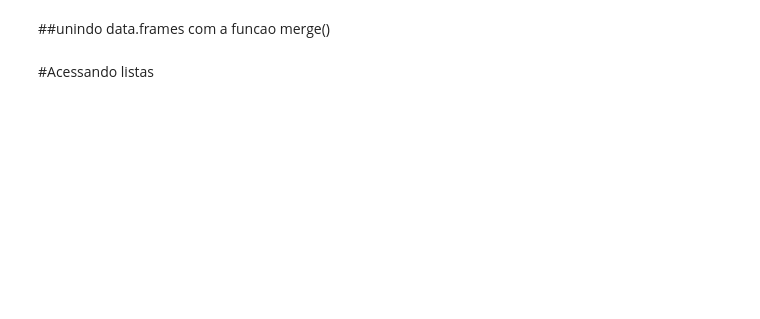
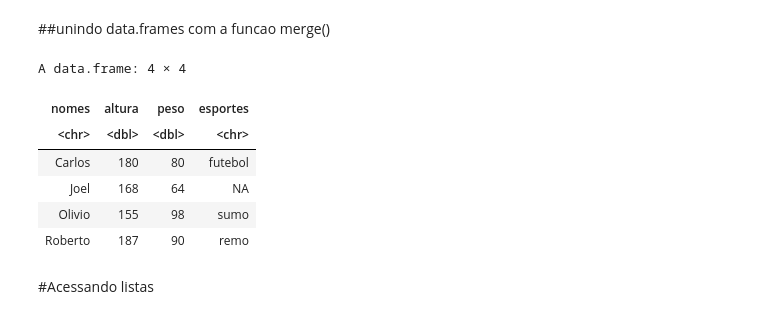
Before and after one commit to soueuwilliam/Estudos-R, a Jupyter notebook: IBS/Aulas/Aula02OperacoesVetorizadas.ipynb, the cells around one changed output. Saved outputs shown, nothing was run; the diff lists cells and outputs as text; code cells hidden in the pictures; blank space fills up the shorter version.

```diff
--- a/IBS/Aulas/Aula02OperacoesVetorizadas.ipynb
+++ b/IBS/Aulas/Aula02OperacoesVetorizadas.ipynb
@@ -278,6 +312,16 @@ unido<-merge(biometria, esportes, by="nomes", all.x=T)#com todos presentos no pr
 unido<-merge(biometria, esportes, by="nomes", all.y=T)#com todos presentos no segundo
 unido<-merge(biometria, esportes, by="nomes", all=T)#com todos presentos
 #OBS.: nesse caso, as informacoes faltantes sao preenchidas por NA!
+# %%
+unido
+# %% [output]
+A data.frame: 4 × 4
+| nomes | altura | peso | esportes |
+| <chr> | <dbl> | <dbl> | <chr> |
+| Carlos | 180 | 80 | futebol |
+| Joel | 168 | 64 | NA |
+| Olivio | 155 | 98 | sumo |
+| Roberto | 187 | 90 | remo |
 # %% [markdown]
 #Acessando listas
 # %%
```
Also changed, not shown: parts of 10 cells of this notebook.
